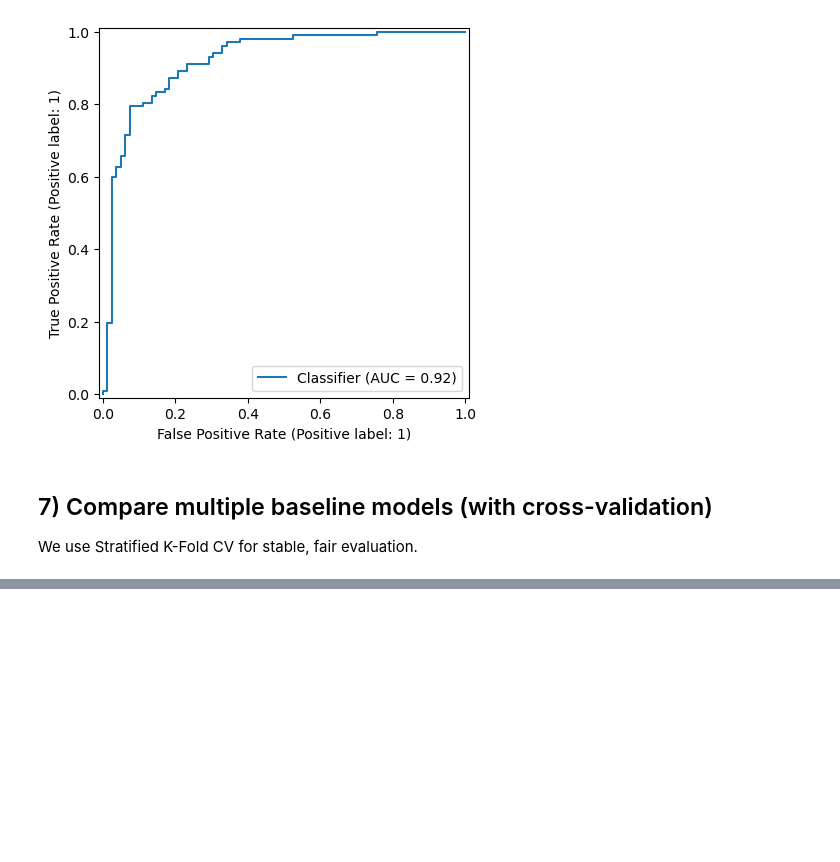
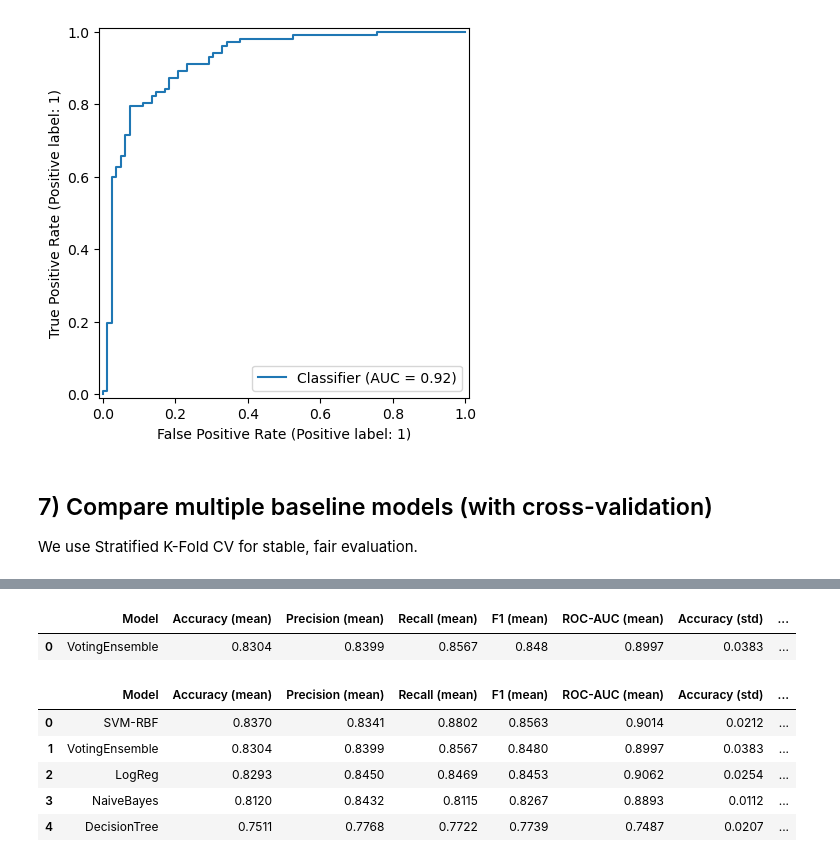
Before and after one commit to Trojanwrm67/heart-disease-ensemble-project, a Jupyter notebook: myProjectMsC_corrected.ipynb, the cells around one changed output, grey strips where cells are left out. Drawn from its saved outputs; the diff is of its cells as text; code cells hidden in the pictures; blank space fills up the shorter version.

```diff
--- a/myProjectMsC_corrected.ipynb
+++ b/myProjectMsC_corrected.ipynb
@@ -384,0 +286,76 @@ display(voting_summary.round(4))
+# %%
+from sklearn.ensemble import VotingClassifier
+from sklearn.base import clone
+
+voting_model = VotingClassifier(
+    estimators=[
+        ('lr',  LogisticRegression(max_iter=2000, random_state=RANDOM_STATE)),
+        ('dt',  DecisionTreeClassifier(random_state=RANDOM_STATE)),
+        ('svm', SVC(kernel='rbf', probability=True, random_state=RANDOM_STATE)),
+        ('nb',  GaussianNB())
+    ],
+    voting='soft'
+)
+
+cv_ensemble = StratifiedKFold(n_splits=5, shuffle=True, random_state=RANDOM_STATE)
+
+voting_rows = []
+for train_idx, test_idx in cv_ensemble.split(X, y):
+    X_train_fold = X.iloc[train_idx]
+    X_test_fold  = X.iloc[test_idx]
+    y_train_fold = y.iloc[train_idx]
+    y_test_fold  = y.iloc[test_idx]
+
+    pipe = Pipeline(steps=[
+        ('preprocess', clone(preprocess)),
+        ('model',      clone(voting_model))
+    ])
+
+    start_train = time.time()
+    pipe.fit(X_train_fold, y_train_fold)
+    train_time = time.time() - start_train
+
+    start_test = time.time()
+    y_pred = pipe.predict(X_test_fold)
+    test_time = time.time() - start_test
+
+    y_prob = pipe.predict_proba(X_test_fold)[:, 1]
+
+    voting_rows.append({
+        'Accuracy':       accuracy_score(y_test_fold, y_pred),
+        'Precision':      precision_score(y_test_fold, y_pred, zero_division=0),
+        'Recall':         recall_score(y_test_fold, y_pred, zero_division=0),
+        'F1':             f1_score(y_test_fold, y_pred, zero_division=0),
+        'ROC-AUC':        roc_auc_score(y_test_fold, y_prob),
+        'Train Time (s)': train_time,
+        'Test Time (s)':  test_time
+    })
+
+voting_results = pd.DataFrame(voting_rows)
+voting_summary = pd.DataFrame([{
+    'Model':            'VotingEnsemble',
+    'Accuracy (mean)':  voting_results['Accuracy'].mean(),
+    'Precision (mean)': voting_results['Precision'].mean(),
+    'Recall (mean)':    voting_results['Recall'].mean(),
+    'F1 (mean)':        voting_results['F1'].mean(),
+    'ROC-AUC (mean)':   voting_results['ROC-AUC'].mean(),
+    'Accuracy (std)':   voting_results['Accuracy'].std(),
+    'Train Time (s)':   voting_results['Train Time (s)'].mean(),
+    'Test Time (s)':    voting_results['Test Time (s)'].mean()
+}])
+display(voting_summary.round(4))
+# %% [output]
+|  | Model | Accuracy (mean) | Precision (mean) | Recall (mean) | F1 (mean) | ROC-AUC (mean) | Accuracy (std) | ... |
+| 0 | VotingEnsemble | 0.8304 | 0.8399 | 0.8567 | 0.848 | 0.8997 | 0.0383 | ... |
+# %%
+comparison = pd.concat([results, voting_summary], ignore_index=True)
+comparison = comparison.sort_values("Accuracy (mean)", ascending=False).reset_index(drop=True)
+
+display(comparison.round(4))
+# %% [output]
+|  | Model | Accuracy (mean) | Precision (mean) | Recall (mean) | F1 (mean) | ROC-AUC (mean) | Accuracy (std) | ... |
+| 0 | SVM-RBF | 0.8370 | 0.8341 | 0.8802 | 0.8563 | 0.9014 | 0.0212 | ... |
+| 1 | VotingEnsemble | 0.8304 | 0.8399 | 0.8567 | 0.8480 | 0.8997 | 0.0383 | ... |
+| 2 | LogReg | 0.8293 | 0.8450 | 0.8469 | 0.8453 | 0.9062 | 0.0254 | ... |
+| 3 | NaiveBayes | 0.8120 | 0.8432 | 0.8115 | 0.8267 | 0.8893 | 0.0112 | ... |
+| 4 | DecisionTree | 0.7511 | 0.7768 | 0.7722 | 0.7739 | 0.7487 | 0.0207 | ... |
```
Also changed, not shown: parts of 8 cells of this notebook.
